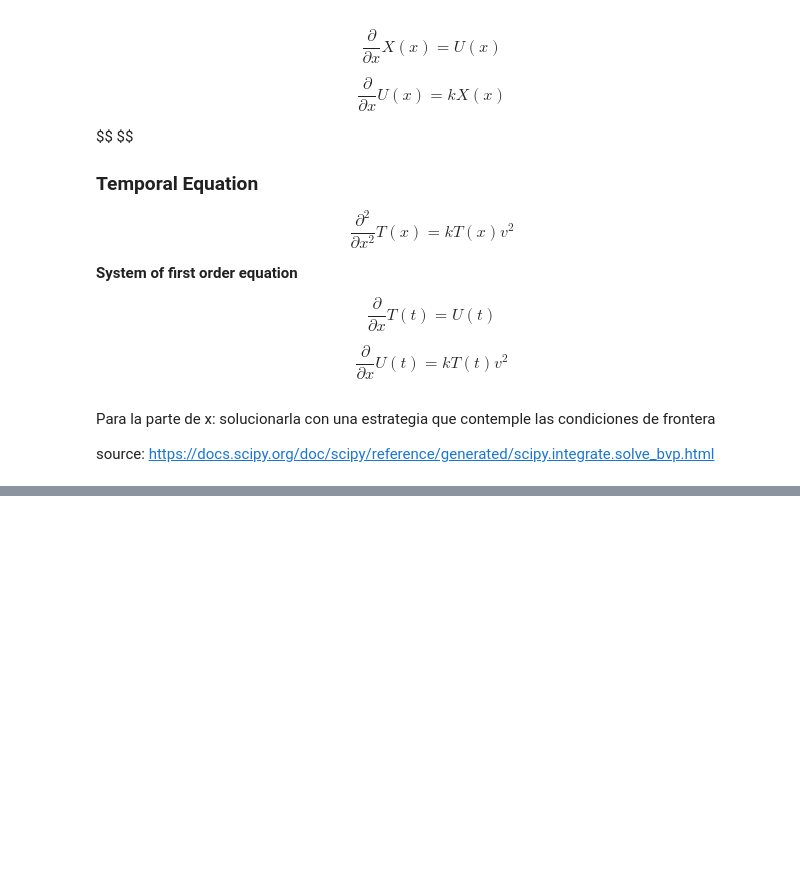
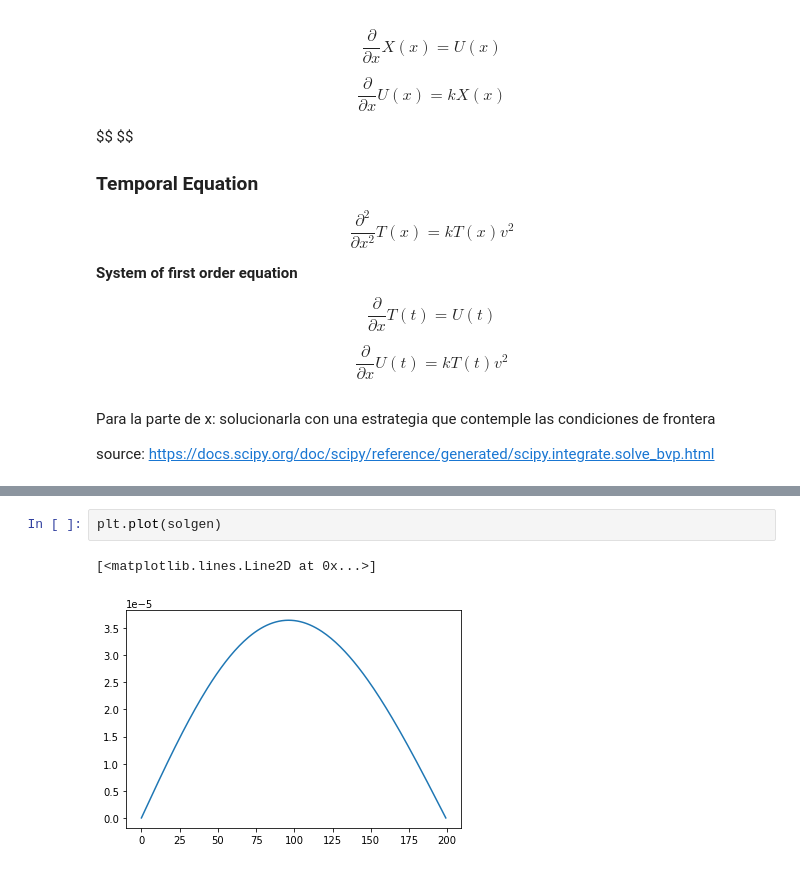
Before and after one commit to bemc22/TareasCursos20B, a Jupyter notebook: Codigos/asignacion4/casos.ipynb, the cells around one changed output, grey strips where cells are left out. Cells and saved outputs as stored; diff of their text form; blank space fills up the shorter version.

```diff
--- a/Codigos/asignacion4/casos.ipynb
+++ b/Codigos/asignacion4/casos.ipynb
@@ -108,0 +104,5 @@ plt.plot( x, res_x.sol(x)[0] )
+# %%
+plt.plot(solgen)
+# %% [output]
+[<matplotlib.lines.Line2D at 0x...>]
+[figure, added]
```
Also changed, not shown: parts of 2 cells of this notebook.
